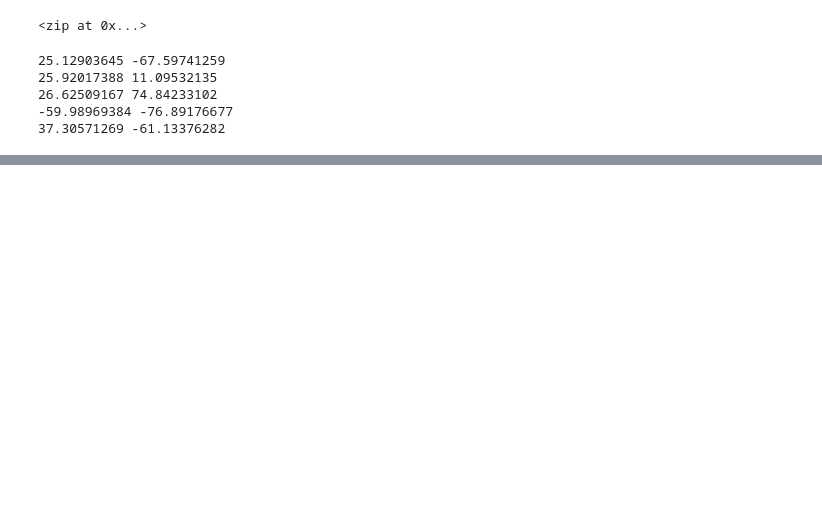
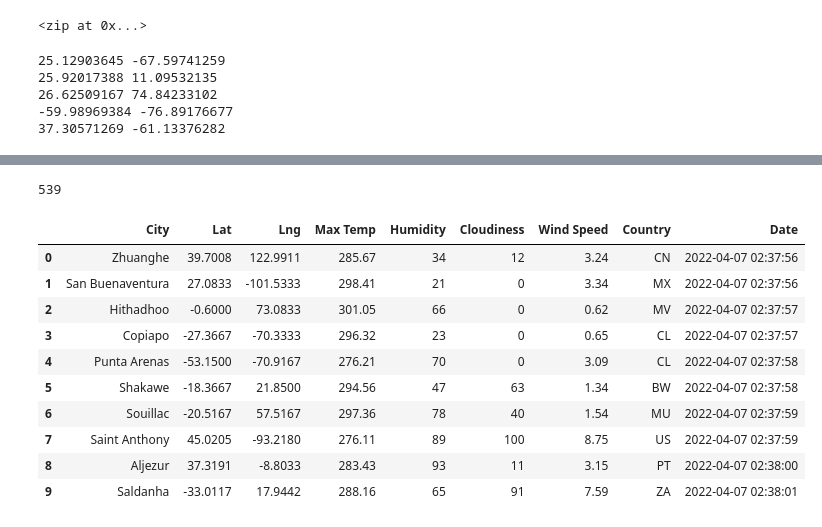
Before and after one commit to BMoreland20/World_Weather_Analysis, a Jupyter notebook: World_Weather_Analysis_Practice.ipynb, the cells around one changed output, grey strips where cells are left out. Cells and saved outputs as stored; diff of their text form; code cells hidden in the pictures; blank space fills up the shorter version.

```diff
--- a/World_Weather_Analysis_Practice.ipynb
+++ b/World_Weather_Analysis_Practice.ipynb
@@ -116,0 +110,7 @@ len(cities)
+# %%
+# Starting URL for Weather Map API Call.
+url = "https://api.openweathermap.org/data/2.5/weather?lat=35&lon=139&appid=" + weather_api_key
+#print(url)
+
+response = requests.get(url).json()
+response
@@ -116,0 +190,8 @@ len(cities)
+# %%
+# Create an endpoint URL for a city.
+city_url = url + "&q=" + "Bston"
+city_weather = requests.get(city_url)
+if city_weather.status_code == 200:
+    print(f"City Weather found.")
+else:
+    print(f"City weather not found.")
@@ -116,0 +200,10 @@ len(cities)
+# %%
+# Create an empty list to hold the weather data.
+city_data = []
+# Print the beginning of the logging.
+print("Beginning Data Retrieval     ")
+print("-----------------------------")
+
+# Create counters.
+record_count = 1
+set_count = 1
@@ -116,0 +282,20 @@ len(cities)
+# %%
+len(city_data)
+# %% [output]
+539
+# %%
+# Convert the array of dictionaries to a Pandas DataFrame.
+city_data_df = pd.DataFrame(city_data)
+city_data_df.head(10)
+# %% [output]
+|  | City | Lat | Lng | Max Temp | Humidity | Cloudiness | Wind Speed | Country | Date |
+| 0 | Zhuanghe | 39.7008 | 122.9911 | 285.67 | 34 | 12 | 3.24 | CN | 2022-04-07 02:37:56 |
+| 1 | San Buenaventura | 27.0833 | -101.5333 | 298.41 | 21 | 0 | 3.34 | MX | 2022-04-07 02:37:56 |
+| 2 | Hithadhoo | -0.6000 | 73.0833 | 301.05 | 66 | 0 | 0.62 | MV | 2022-04-07 02:37:57 |
+| 3 | Copiapo | -27.3667 | -70.3333 | 296.32 | 23 | 0 | 0.65 | CL | 2022-04-07 02:37:57 |
+| 4 | Punta Arenas | -53.1500 | -70.9167 | 276.21 | 70 | 0 | 3.09 | CL | 2022-04-07 02:37:58 |
+| 5 | Shakawe | -18.3667 | 21.8500 | 294.56 | 47 | 63 | 1.34 | BW | 2022-04-07 02:37:58 |
+| 6 | Souillac | -20.5167 | 57.5167 | 297.36 | 78 | 40 | 1.54 | MU | 2022-04-07 02:37:59 |
+| 7 | Saint Anthony | 45.0205 | -93.2180 | 276.11 | 89 | 100 | 8.75 | US | 2022-04-07 02:37:59 |
+| 8 | Aljezur | 37.3191 | -8.8033 | 283.43 | 93 | 11 | 3.15 | PT | 2022-04-07 02:38:00 |
+| 9 | Saldanha | -33.0117 | 17.9442 | 288.16 | 65 | 91 | 7.59 | ZA | 2022-04-07 02:38:01 |
```
Also changed, not shown: parts of 16 cells of this notebook.
